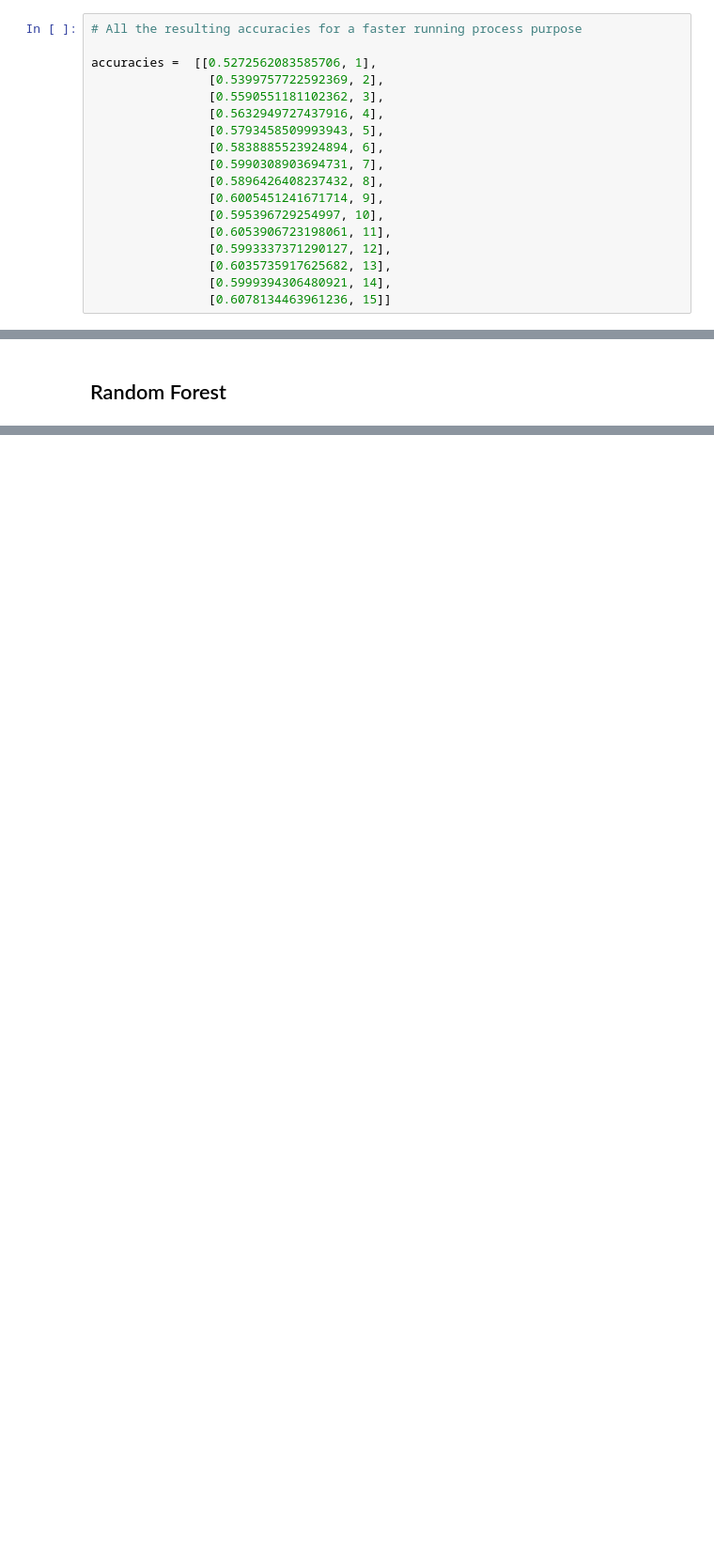
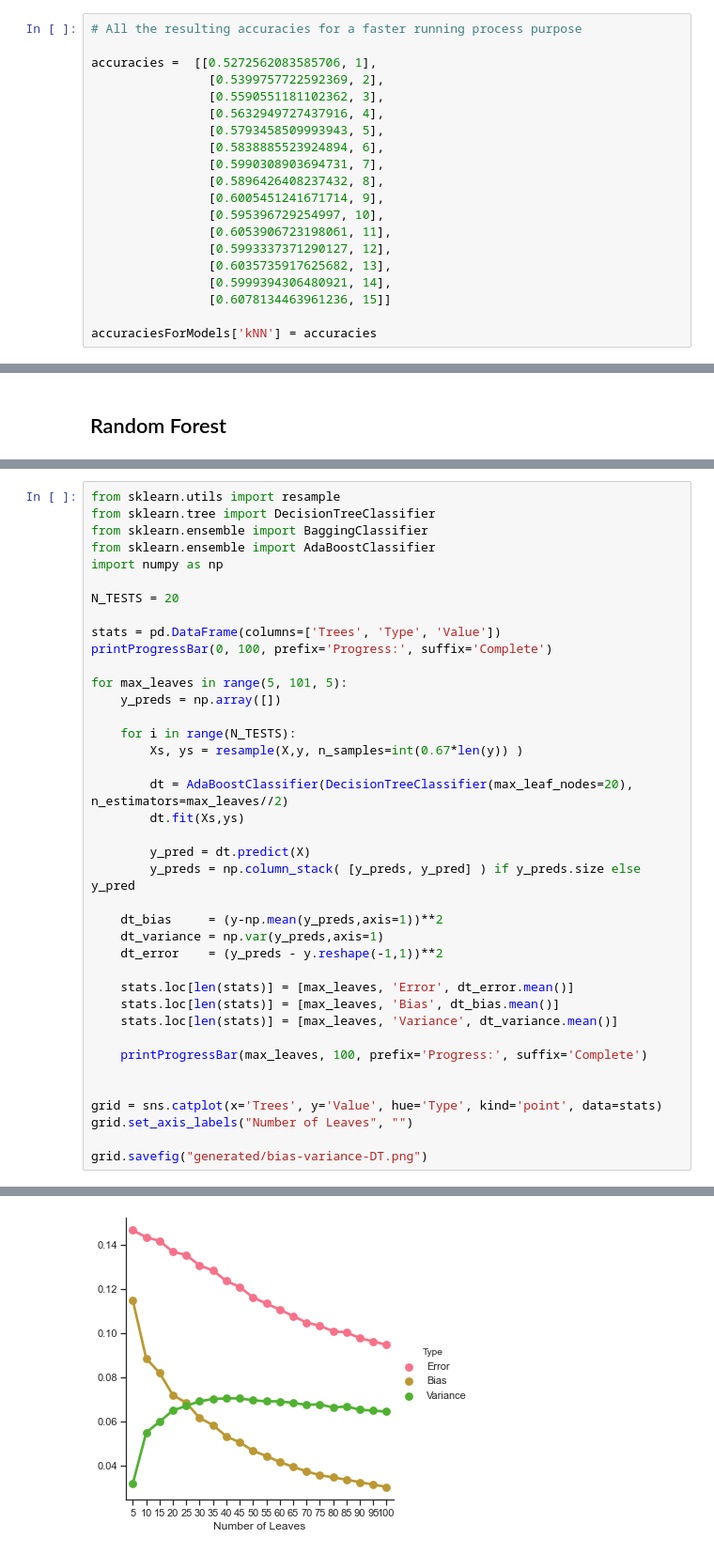
Before and after one commit to enrico-bagattin/tennis-betting, a Jupyter notebook: main.ipynb, the cells around one changed output, grey strips where cells are left out. Shown at 94% size. Cells and saved outputs as stored; diff of their text form; blank space fills up the shorter version.

Commit message:
ADD: Bias variance analysis

```diff
--- a/main.ipynb
+++ b/main.ipynb
@@ -208,6 +212,8 @@ accuracies =  [[0.5272562083585706, 1],
                 [0.6035735917625682, 13],
                 [0.5999394306480921, 14],
                 [0.6078134463961236, 15]]
+
+accuraciesForModels['kNN'] = accuracies
 # %%
 best_accuracy, best_k = max(accuracies)
 print ( "Best K", best_k )
@@ -312,0 +400,40 @@ from sklearn.ensemble import AdaBoostRegressor
+# %%
+from sklearn.utils import resample
+from sklearn.tree import DecisionTreeClassifier
+from sklearn.ensemble import BaggingClassifier
+from sklearn.ensemble import AdaBoostClassifier
+import numpy as np
+
+N_TESTS = 20
+
+stats = pd.DataFrame(columns=['Trees', 'Type', 'Value'])
+printProgressBar(0, 100, prefix='Progress:', suffix='Complete')
+
+for max_leaves in range(5, 101, 5):
+    y_preds = np.array([])
+
+    for i in range(N_TESTS):
+        Xs, ys = resample(X,y, n_samples=int(0.67*len(y)) )
+
+        dt = AdaBoostClassifier(DecisionTreeClassifier(max_leaf_nodes=20), n_estimators=max_leaves//2)
+        dt.fit(Xs,ys)
+
+        y_pred = dt.predict(X)
+        y_preds = np.column_stack( [y_preds, y_pred] ) if y_preds.size else y_pred
+
+    dt_bias     = (y-np.mean(y_preds,axis=1))**2
+    dt_variance = np.var(y_preds,axis=1)
+    dt_error    = (y_preds - y.reshape(-1,1))**2
+
+    stats.loc[len(stats)] = [max_leaves, 'Error', dt_error.mean()]
+    stats.loc[len(stats)] = [max_leaves, 'Bias', dt_bias.mean()]
+    stats.loc[len(stats)] = [max_leaves, 'Variance', dt_variance.mean()]
+
+    printProgressBar(max_leaves, 100, prefix='Progress:', suffix='Complete')
+
+
+grid = sns.catplot(x='Trees', y='Value', hue='Type', kind='point', data=stats)
+grid.set_axis_labels("Number of Leaves", "")
+
+grid.savefig("generated/bias-variance-DT.png")
+# %% [output]
@@ -312,0 +441 @@ from sklearn.ensemble import AdaBoostRegressor
+[figure, added]
```
Also changed, not shown: parts of 13 cells of this notebook, 6 other files.
